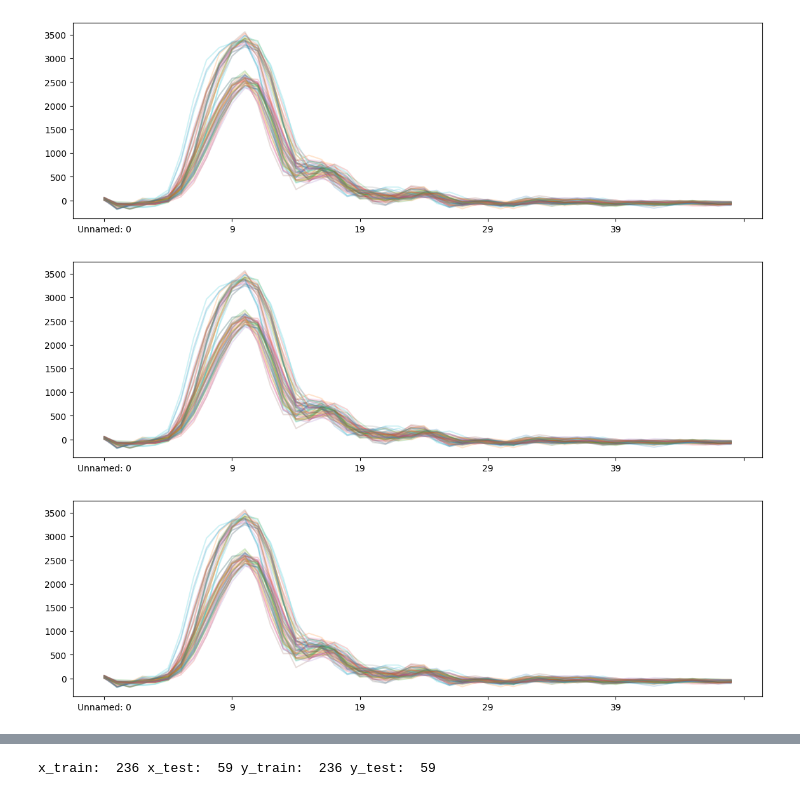
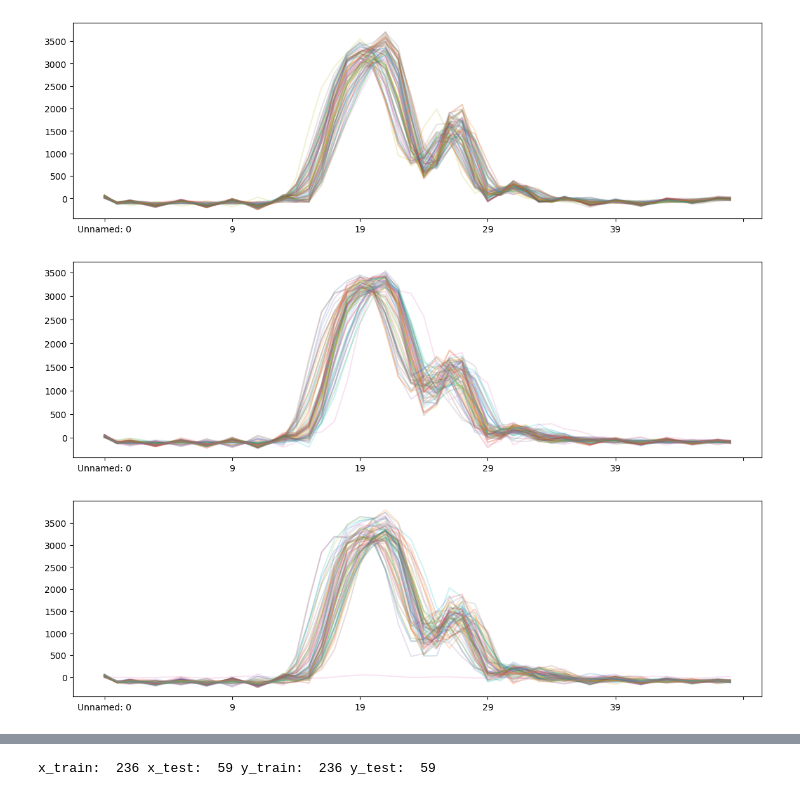
Before and after one commit to jkworldchampion/tag-less_tracking_with_uwb, a Jupyter notebook: realtime_data/realtime_cir_deep.ipynb, the cells around one changed output, grey strips where cells are left out. Cells and saved outputs as stored; diff of their text form; code cells hidden in the pictures.

```diff
--- a/realtime_data/realtime_cir_deep.ipynb
+++ b/realtime_data/realtime_cir_deep.ipynb
@@ -14,7 +17,7 @@ plt.rcParams["figure.figsize"] = (14,4)
 # %%
-empty = pd.read_csv('empty_no_ceiling.csv')
-left_1 = pd.read_csv('deep_left_1m.csv')
-left_05 = pd.read_csv('deep_left_05m.csv')
-right_1 = pd.read_csv('deep_right_1m.csv')
-right_05 = pd.read_csv('deep_right_05m.csv')
+empty = pd.read_csv('final_empty.csv')
+iron = pd.read_csv('final_iron.csv')
+concrete = pd.read_csv('final_concrete.csv')
+man_l = pd.read_csv('final_man_l.csv')
+man_r = pd.read_csv('final_man_r.csv')
 # %%
@@ -37,4 +32,4 @@ for i in range(len(empty)):
 # %%
-for i in range(len(left_1)):
-    left_1.iloc[i][:50].plot(alpha=0.2)
+for i in range(len(iron)):
+    iron.iloc[i][:50].plot(alpha=0.2)
 # %% [output]
@@ -42,15 +37,15 @@ for i in range(len(left_1)):
 # %%
-for i in range(len(left_1)):
-    left_05.iloc[i][:50].plot(alpha=0.2)
+for i in range(len(concrete)):
+    concrete.iloc[i][:50].plot(alpha=0.2)
 # %% [output]
-[figure, old version]
+[figure, new version]
 # %%
-for i in range(len(right_1)):
-    right_1.iloc[i][:50].plot(alpha=0.2)
+for i in range(len(man_l)):
+    man_l.iloc[i][:50].plot(alpha=0.2)
 # %% [output]
-[figure, old version]
+[figure, new version]
 # %%
-for i in range(len(right_05)):
-    right_05.iloc[i][:50].plot(alpha=0.2)
+for i in range(len(man_r)):
+    man_r.iloc[i][:50].plot(alpha=0.2)
 # %% [output]
-[figure, old version]
+[figure, new version]
```
Also changed, not shown: parts of 25 cells of this notebook.
